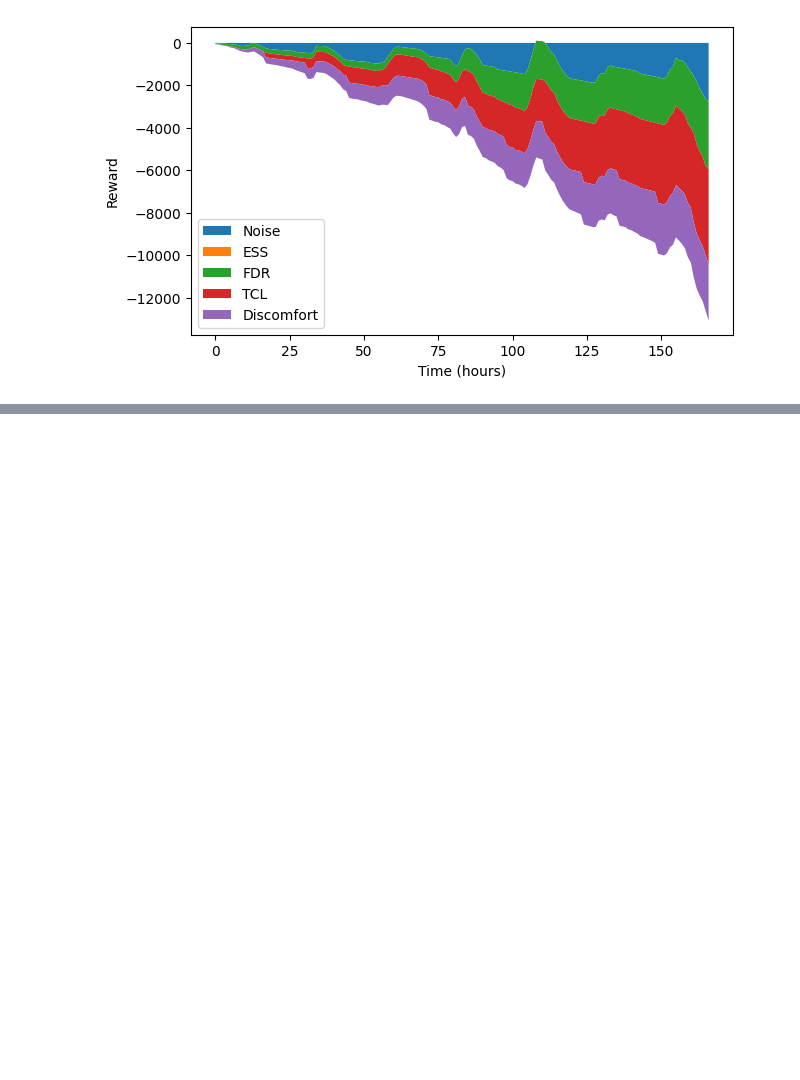
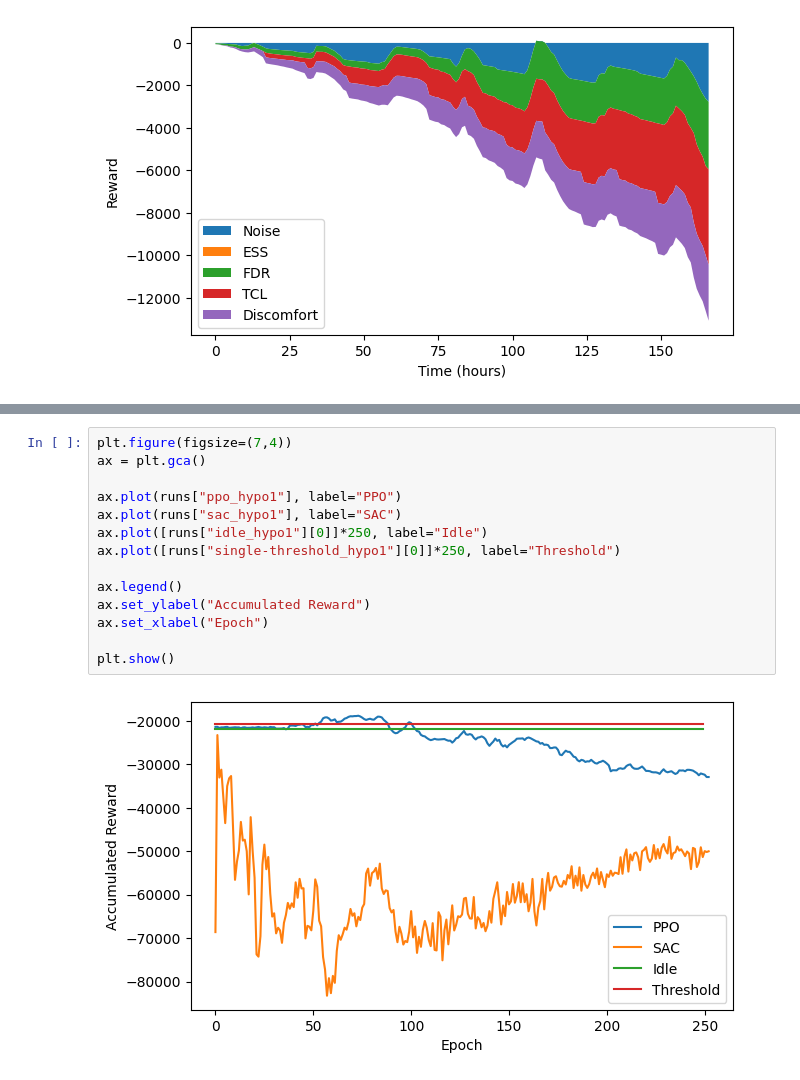
Before and after one commit to TimWalter/smart-energy-controller, a Jupyter notebook: src/figures.ipynb, the cells around one changed output, grey strips where cells are left out. Saved outputs shown, nothing was run; the diff lists cells and outputs as text; blank space fills up the shorter version.

```diff
--- a/src/figures.ipynb
+++ b/src/figures.ipynb
@@ -75,0 +402,16 @@ plt.show()
+# %%
+plt.figure(figsize=(7,4))
+ax = plt.gca()
+
+ax.plot(runs["ppo_hypo1"], label="PPO")
+ax.plot(runs["sac_hypo1"], label="SAC")
+ax.plot([runs["idle_hypo1"][0]]*250, label="Idle")
+ax.plot([runs["single-threshold_hypo1"][0]]*250, label="Threshold")
+
+ax.legend()
+ax.set_ylabel("Accumulated Reward")
+ax.set_xlabel("Epoch")
+
+plt.show()
+# %% [output]
+[figure, added]
```
Also changed, not shown: parts of 31 cells of this notebook, 24 other files.
